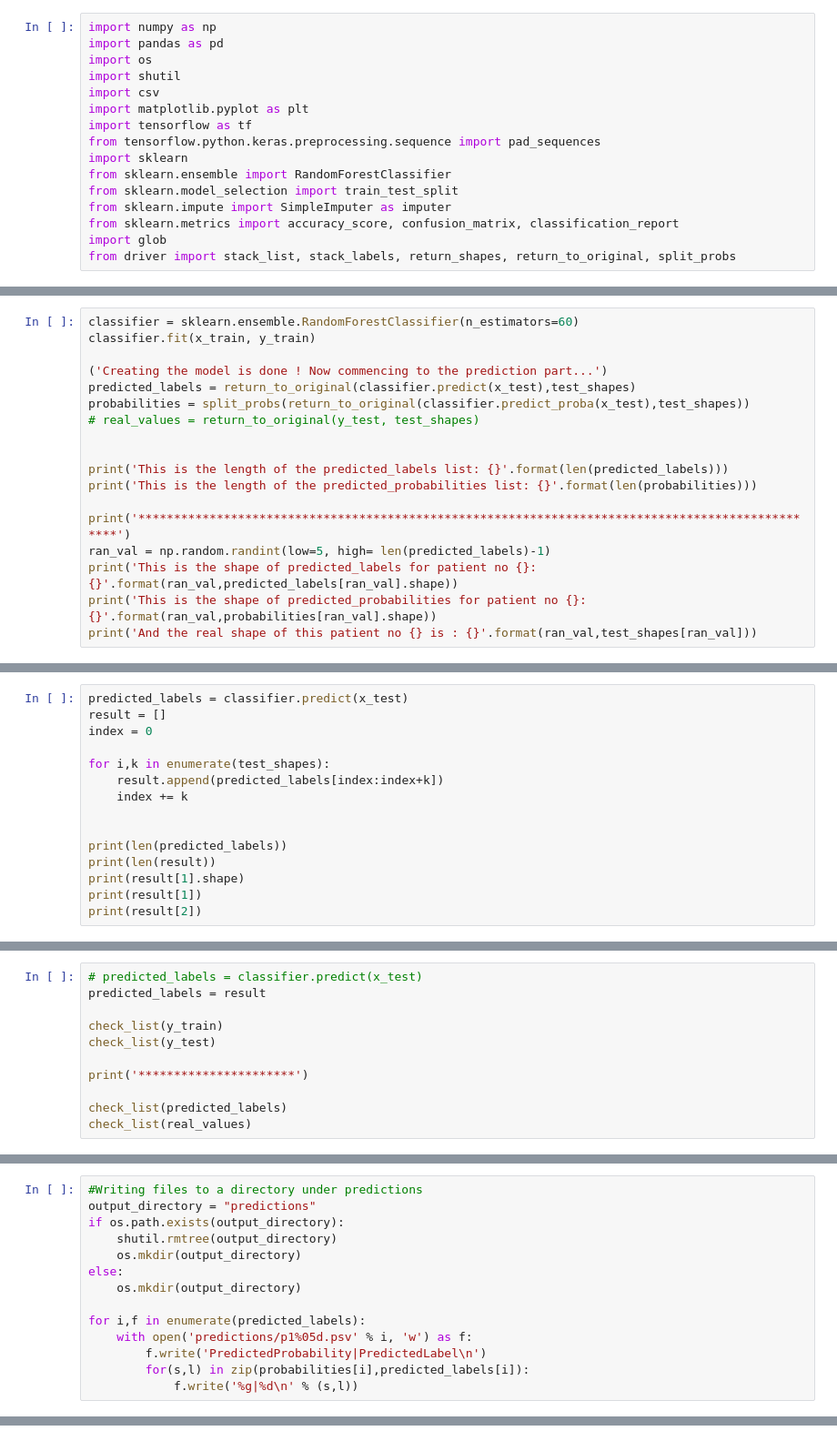
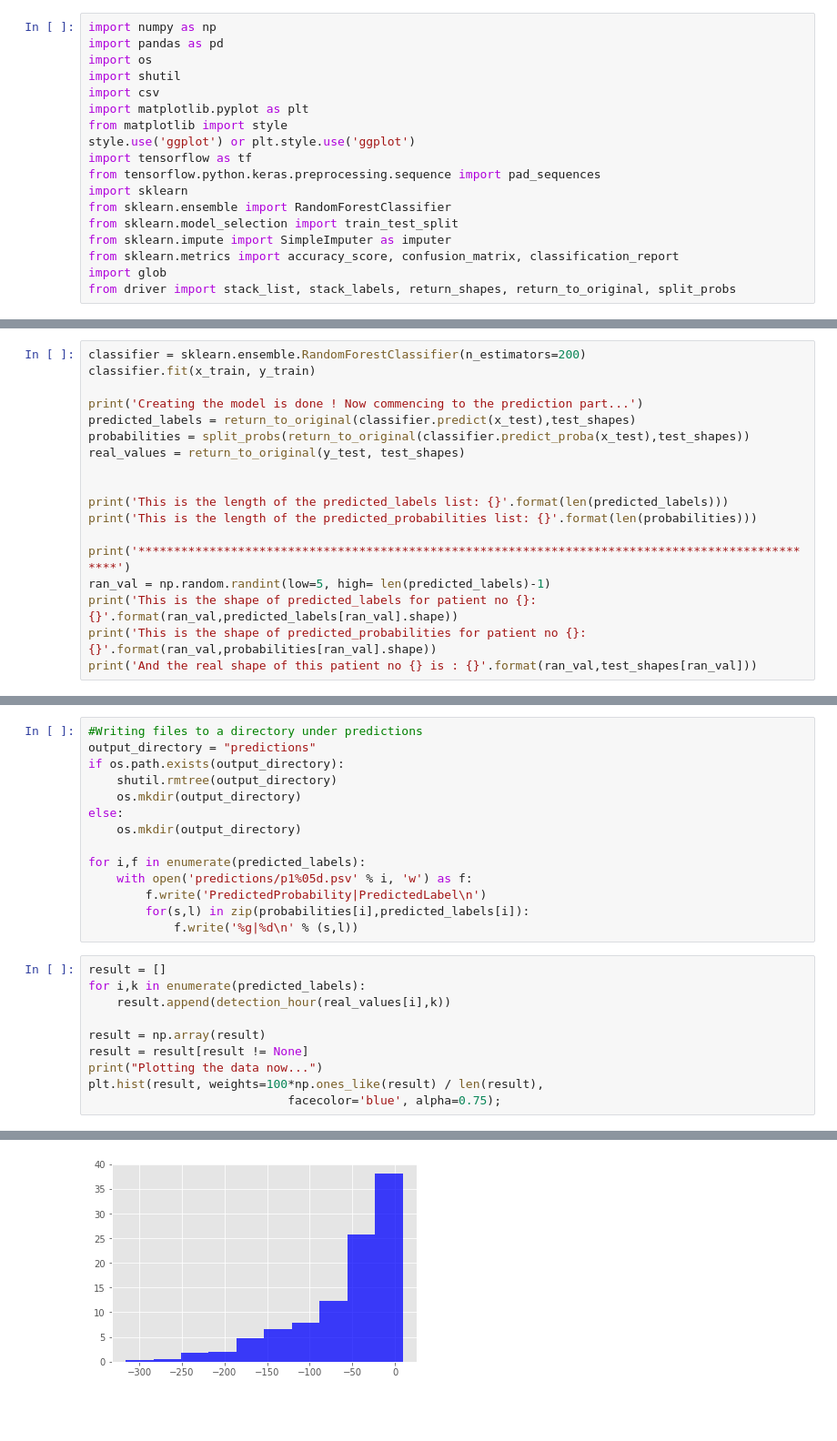
Before and after one commit to ktepie/sepsis, a Jupyter notebook: Random_forest.ipynb, the cells around one changed output, grey strips where cells are left out. Shown at 91% size. Drawn from its saved outputs; the diff is of its cells as text; blank space fills up the shorter version.

```diff
--- a/Random_forest.ipynb
+++ b/Random_forest.ipynb
@@ -5,6 +5,8 @@ import os
 import shutil
 import csv
 import matplotlib.pyplot as plt
+from matplotlib import style
+style.use('ggplot') or plt.style.use('ggplot')
 import tensorflow as tf
 from tensorflow.python.keras.preprocessing.sequence import pad_sequences
 import sklearn
@@ -67,13 +68,13 @@ y_train = stack_labels(y_train)
 # x_train = x_train[randomizer]
 # y_train = y_train[randomizer]
 # %%
-classifier = sklearn.ensemble.RandomForestClassifier(n_estimators=60)
+classifier = sklearn.ensemble.RandomForestClassifier(n_estimators=200)
 classifier.fit(x_train, y_train)
 
-('Creating the model is done ! Now commencing to the prediction part...')
+print('Creating the model is done ! Now commencing to the prediction part...')
 predicted_labels = return_to_original(classifier.predict(x_test),test_shapes)
 probabilities = split_probs(return_to_original(classifier.predict_proba(x_test),test_shapes))
-# real_values = return_to_original(y_test, test_shapes)
+real_values = return_to_original(y_test, test_shapes)
 
 
 print('This is the length of the predicted_labels list: {}'.format(len(predicted_labels)))
@@ -94,15 +95,0 @@ And the real shape of this patient no 9543 is : 22
-# %%
-predicted_labels = classifier.predict(x_test)
-result = []
-index = 0
-
-for i,k in enumerate(test_shapes):
-    result.append(predicted_labels[index:index+k])
-    index += k
-
-
-print(len(predicted_labels))
-print(len(result))
-print(result[1].shape)
-print(result[1])
-print(result[2])
@@ -116,11 +95,0 @@ print(result[2])
-# %%
-# predicted_labels = classifier.predict(x_test)
-predicted_labels = result
-
-check_list(y_train)
-check_list(y_test)
-
-print('**********************')
-
-check_list(predicted_labels)
-check_list(real_values)
@@ -153,3 +107,14 @@ for i,f in enumerate(predicted_labels):
         f.write('PredictedProbability|PredictedLabel\n')
         for(s,l) in zip(probabilities[i],predicted_labels[i]):
             f.write('%g|%d\n' % (s,l))
+# %%
+result = []
+for i,k in enumerate(predicted_labels):
+    result.append(detection_hour(real_values[i],k))
+
+result = np.array(result)
+result = result[result != None]
+print("Plotting the data now...")
+plt.hist(result, weights=100*np.ones_like(result) / len(result),
+                            facecolor='blue', alpha=0.75);
+# %% [output]
@@ -155,0 +122 @@ for i,f in enumerate(predicted_labels):
+[figure, added]
```
Also changed, not shown: parts of 10 cells of this notebook, 1 other file.
